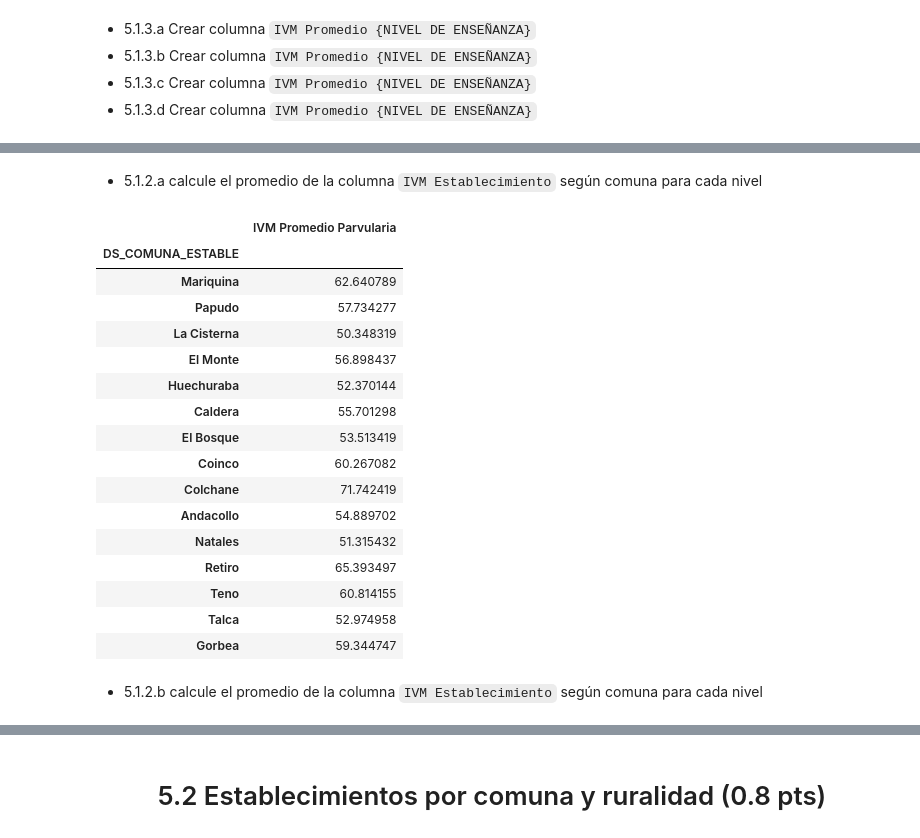
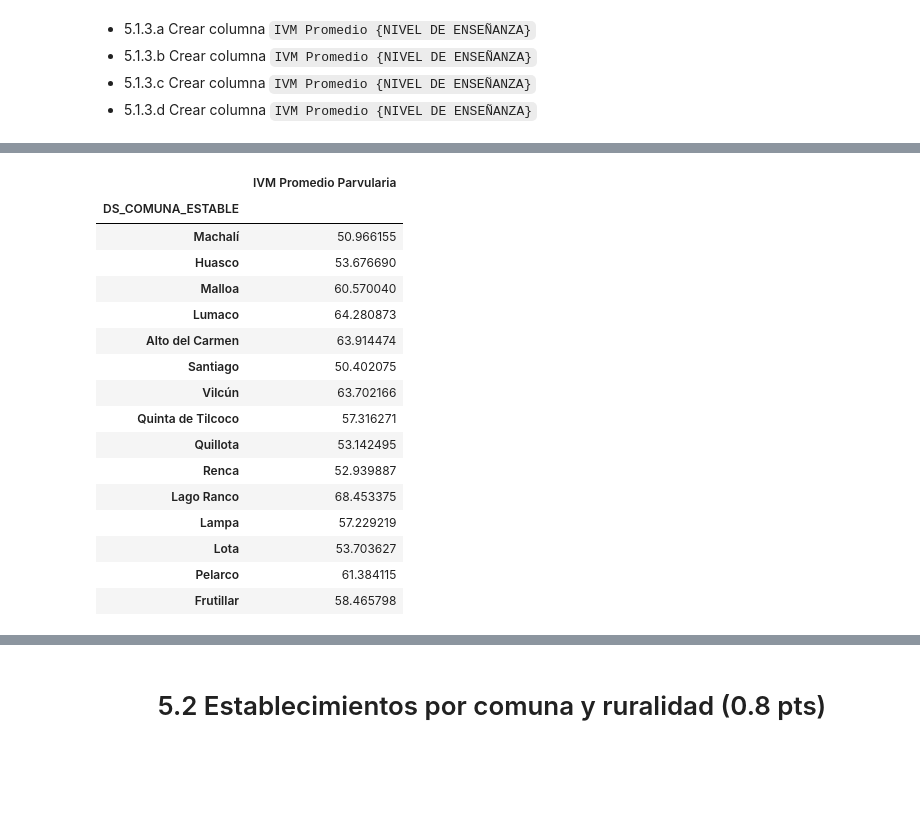
Before and after one commit to aaronpisaa/IMT2200-AARON-PINO, a Jupyter notebook: tareas/tarea 03/Respuesta.ipynb, the cells around one changed output, grey strips where cells are left out. Drawn from its saved outputs; the diff is of its cells as text; code cells hidden in the pictures; blank space fills up the shorter version.

```diff
--- a/tareas/tarea 03/Respuesta.ipynb
+++ b/tareas/tarea 03/Respuesta.ipynb
@@ -1436,30 +1426,26 @@ Vacío
-# %% [markdown]
-- 5.1.2.a calcule el promedio de la columna `IVM Establecimiento` según comuna para cada nivel
 # %%
 dfn= dfP
-promedio_Parvularia = dfn.groupby(['DS_COMUNA_ESTABLE']).agg({'IVM Establecimiento': 'mean'})
-promedio_Parvularia=promedio_Parvularia.rename(columns={'IVM Establecimiento': 'IVM Promedio Parvularia'})
-promedio_Parvularia.sample(15)
+promedio_P= dfn.groupby(['DS_COMUNA_ESTABLE']).agg({'IVM Establecimiento': 'mean'})
+promedio_P=promedio_P.rename(columns={'IVM Establecimiento': 'IVM Promedio Parvularia'})
+promedio_P.sample(15)
 # %% [output]
 |  | IVM Promedio Parvularia |
 | DS_COMUNA_ESTABLE |  |
-| Mariquina | 62.640789 |
-| Papudo | 57.734277 |
-| La Cisterna | 50.348319 |
-| El Monte | 56.898437 |
-| Huechuraba | 52.370144 |
-| Caldera | 55.701298 |
-| El Bosque | 53.513419 |
-| Coinco | 60.267082 |
-| Colchane | 71.742419 |
-| Andacollo | 54.889702 |
-| Natales | 51.315432 |
-| Retiro | 65.393497 |
-| Teno | 60.814155 |
-| Talca | 52.974958 |
-| Gorbea | 59.344747 |
+| Machalí | 50.966155 |
+| Huasco | 53.676690 |
+| Malloa | 60.570040 |
+| Lumaco | 64.280873 |
+| Alto del Carmen | 63.914474 |
+| Santiago | 50.402075 |
+| Vilcún | 63.702166 |
+| Quinta de Tilcoco | 57.316271 |
+| Quillota | 53.142495 |
+| Renca | 52.939887 |
+| Lago Ranco | 68.453375 |
+| Lampa | 57.229219 |
+| Lota | 53.703627 |
+| Pelarco | 61.384115 |
+| Frutillar | 58.465798 |
-# %% [markdown]
-- 5.1.2.b calcule el promedio de la columna `IVM Establecimiento` según comuna para cada nivel
 # %%
 dfn= df1
 promedio_1= dfn.groupby(['DS_COMUNA_ESTABLE']).agg({'IVM Establecimiento': 'mean'})
```
Also changed, not shown: parts of 9 cells of this notebook.
